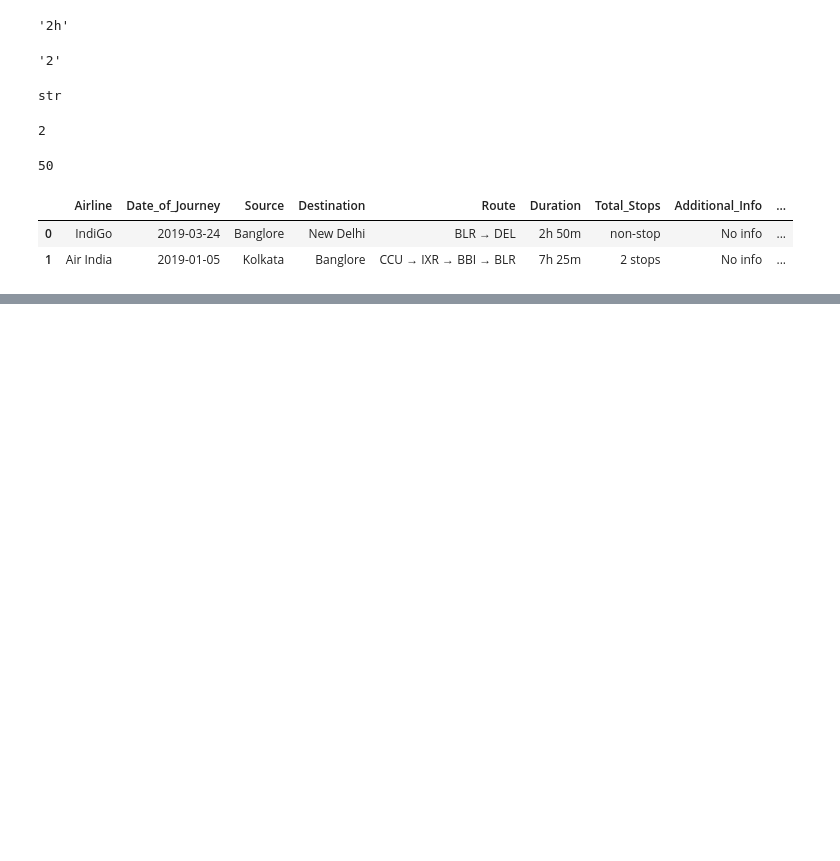
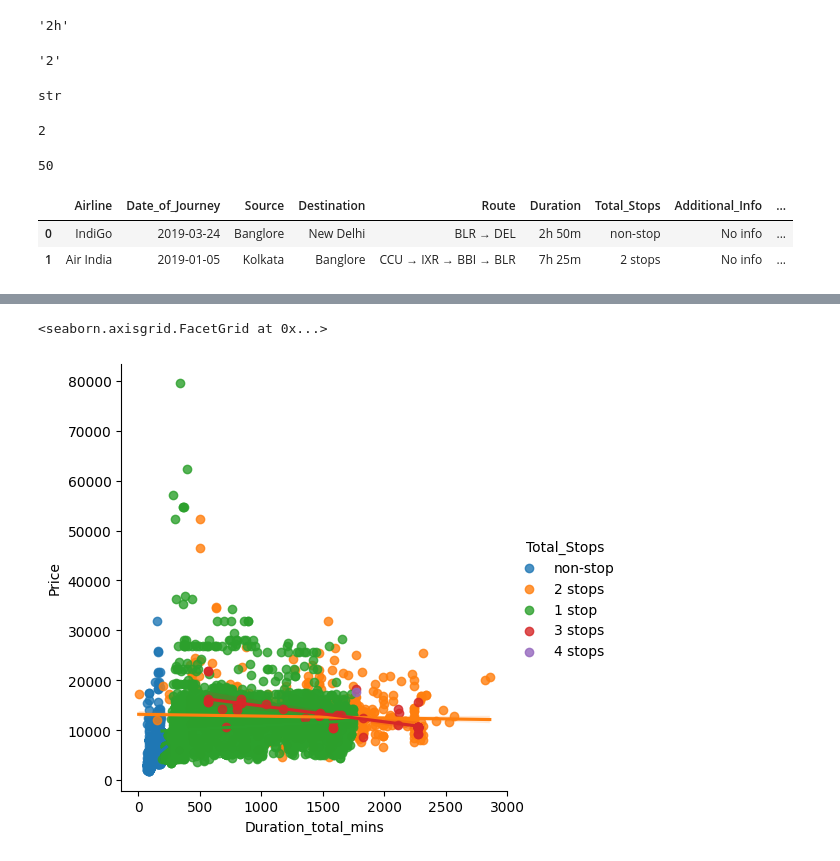
Before and after one commit to MdShahnawazAlamKhan/Flight-Prediction, a Jupyter notebook: Fight_Prediction.ipynb, the cells around one changed output, grey strips where cells are left out. Cells and saved outputs as stored; diff of their text form; code cells hidden in the pictures; blank space fills up the shorter version.

```diff
--- a/Fight_Prediction.ipynb
+++ b/Fight_Prediction.ipynb
@@ -415,0 +471,5 @@ data.head(2)
+# %%
+sns.lmplot(x='Duration_total_mins',y='Price',hue="Total_Stops",data=data)
+# %% [output]
+<seaborn.axisgrid.FacetGrid at 0x...>
+[figure, added]
```
Also changed, not shown: parts of 11 cells of this notebook.
